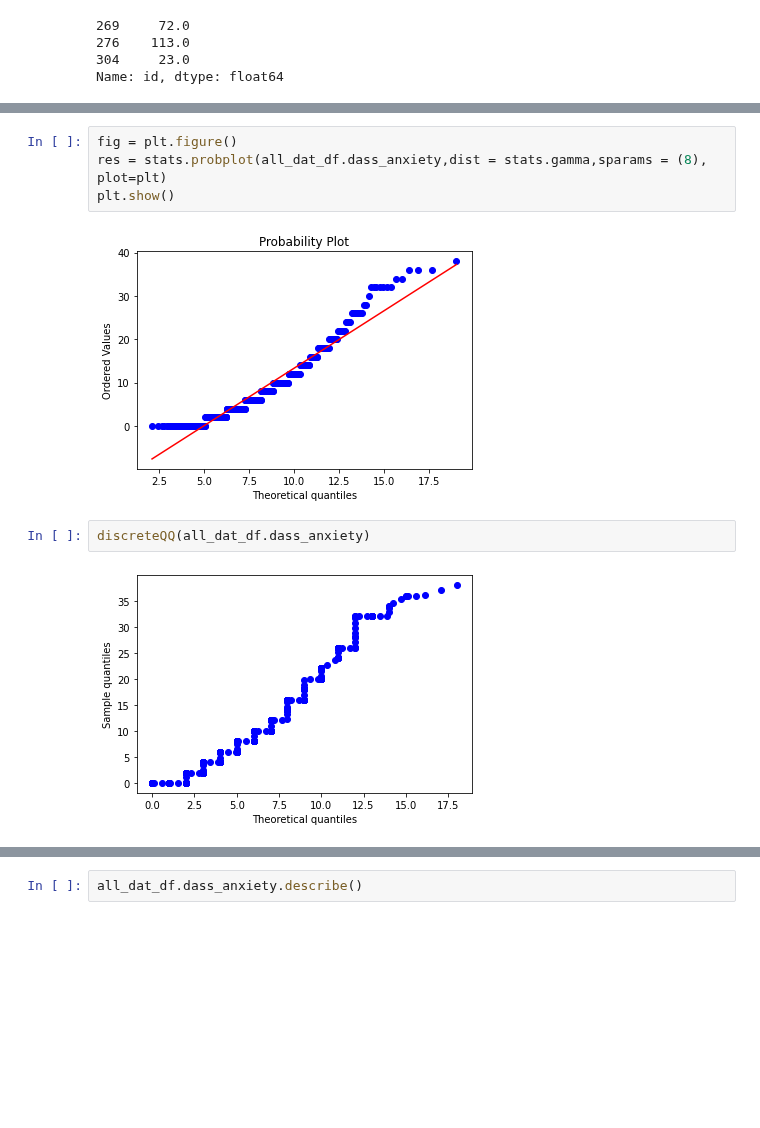
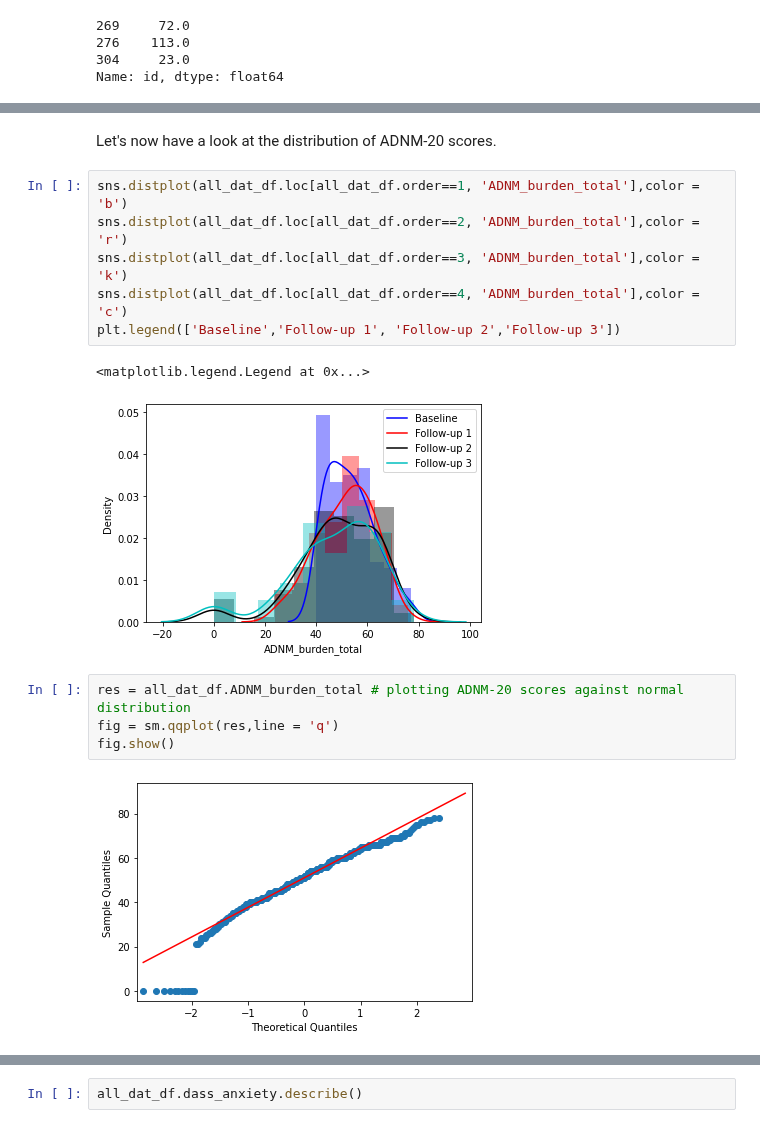
Before and after one commit to lucia-lux/EW_analysis, a Jupyter notebook: ew_anlaysis_1510.ipynb, the cells around one changed output, grey strips where cells are left out. Saved outputs shown, nothing was run; the diff lists cells and outputs as text; blank space fills up the shorter version.

```diff
--- a/ew_anlaysis_1510.ipynb
+++ b/ew_anlaysis_1510.ipynb
@@ -270,10 +282,17 @@ Kurtosis: 2.267860
-# %%
-fig = plt.figure()
-res = stats.probplot(all_dat_df.dass_anxiety,dist = stats.gamma,sparams = (8), plot=plt)
-plt.show()
-# %% [output]
-[figure, removed]
-# %%
-discreteQQ(all_dat_df.dass_anxiety)
-# %% [output]
-[figure, removed]
+# %% [markdown]
+Let's now have a look at the distribution of ADNM-20 scores.
+# %%
+sns.distplot(all_dat_df.loc[all_dat_df.order==1, 'ADNM_burden_total'],color = 'b')
+sns.distplot(all_dat_df.loc[all_dat_df.order==2, 'ADNM_burden_total'],color = 'r')
+sns.distplot(all_dat_df.loc[all_dat_df.order==3, 'ADNM_burden_total'],color = 'k')
+sns.distplot(all_dat_df.loc[all_dat_df.order==4, 'ADNM_burden_total'],color = 'c')
+plt.legend(['Baseline','Follow-up 1', 'Follow-up 2','Follow-up 3'])
+# %% [output]
+<matplotlib.legend.Legend at 0x...>
+[figure, added]
+# %%
+res = all_dat_df.ADNM_burden_total # plotting ADNM-20 scores against normal distribution
+fig = sm.qqplot(res,line = 'q')
+fig.show()
+# %% [output]
+[figure, added]
```
Also changed, not shown: parts of 244 cells of this notebook.
